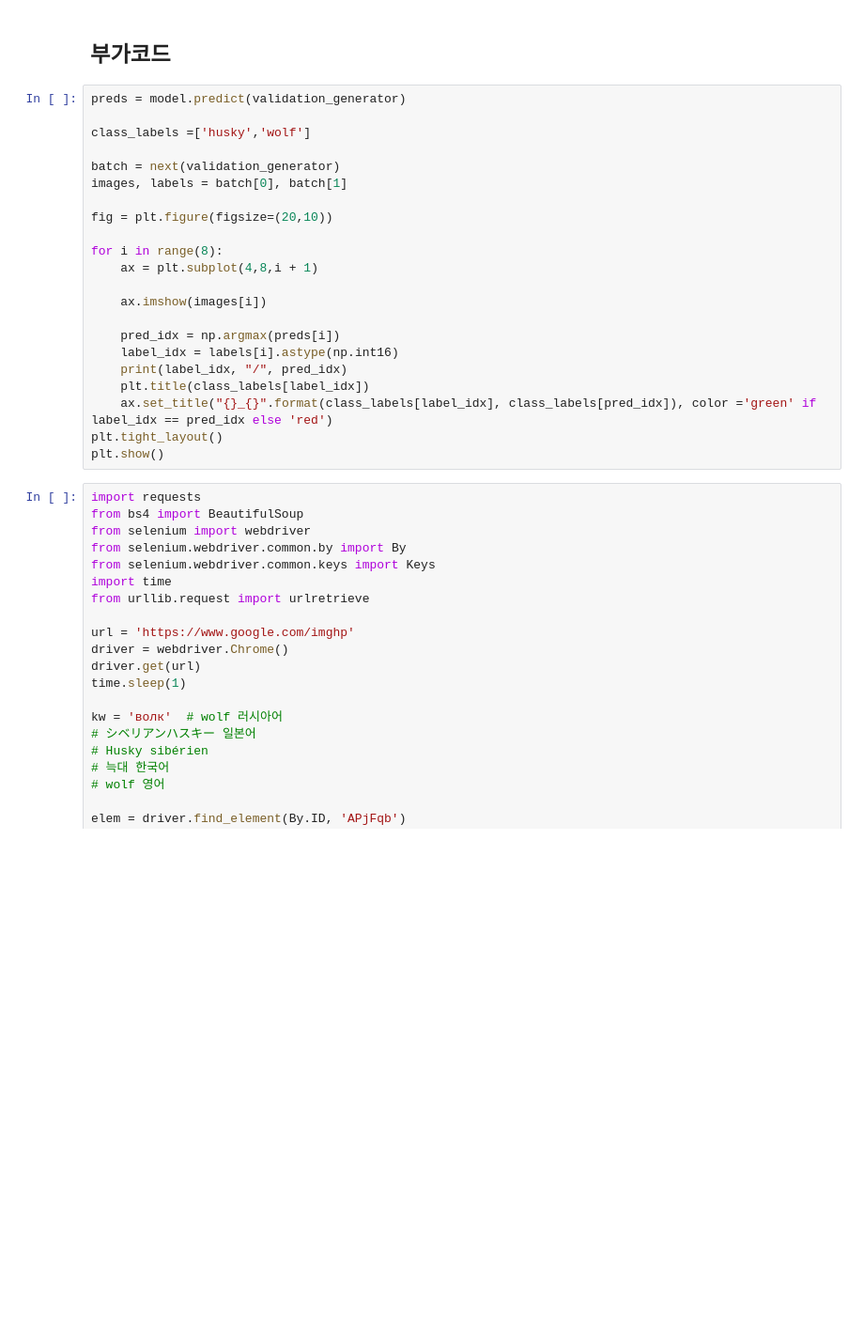
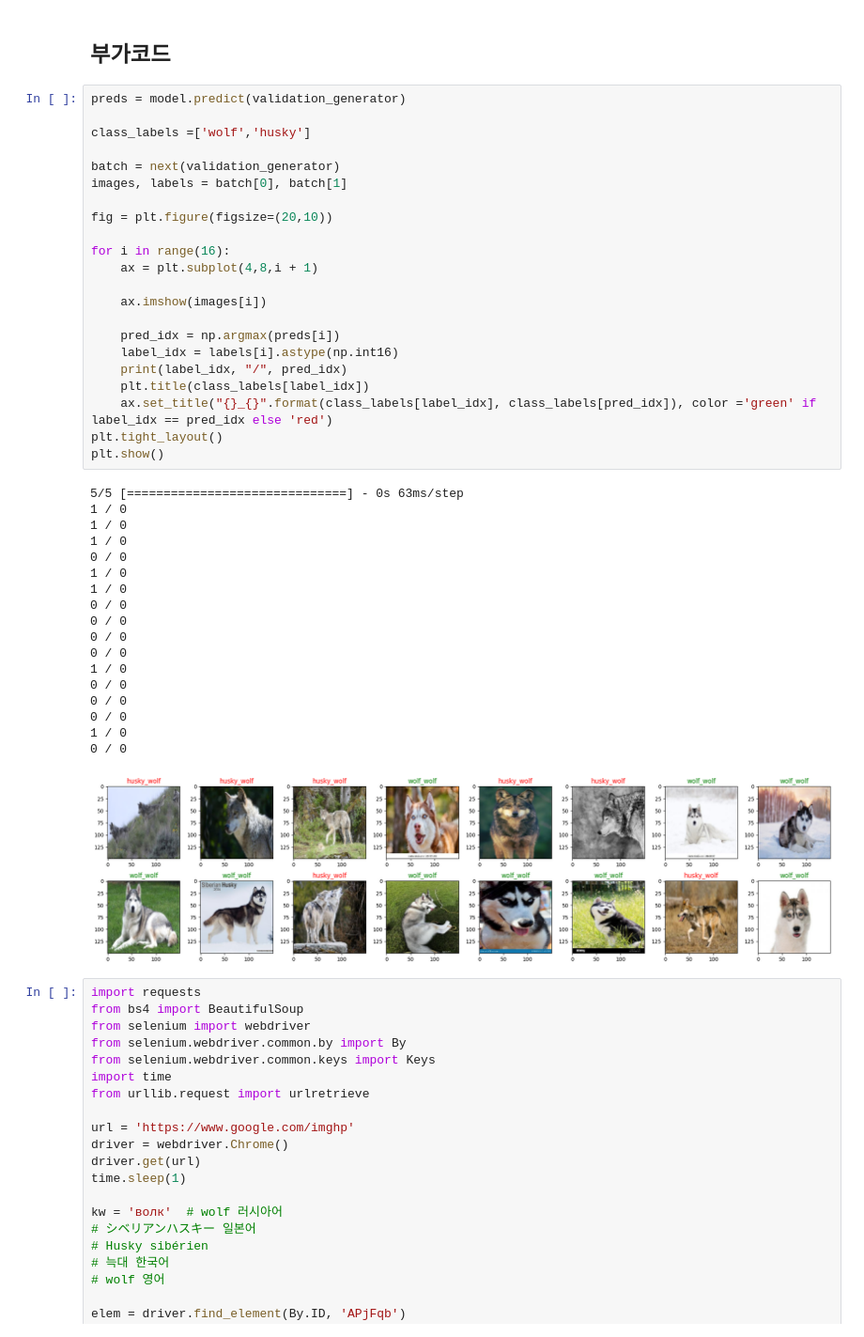
Before and after one commit to ReDocu/SingleProject, a Jupyter notebook: R_T02/Image_Learning.ipynb, the cells around one changed output. Shown at 94% size. Saved outputs shown, nothing was run; the diff lists cells and outputs as text; blank space fills up the shorter version.

```diff
--- a/R_T02/Image_Learning.ipynb
+++ b/R_T02/Image_Learning.ipynb
@@ -463,25 +534,44 @@ hist = model.fit(
 # %%
 preds = model.predict(validation_generator)
 
-class_labels =['husky','wolf']
+class_labels =['wolf','husky']
 
 batch = next(validation_generator)
 images, labels = batch[0], batch[1]
 
 fig = plt.figure(figsize=(20,10))
 
-for i in range(8):
+for i in range(16):
     ax = plt.subplot(4,8,i + 1)
 
     ax.imshow(images[i])
 
     pred_idx = np.argmax(preds[i])
     label_idx = labels[i].astype(np.int16)
     print(label_idx, "/", pred_idx)
     plt.title(class_labels[label_idx])
     ax.set_title("{}_{}".format(class_labels[label_idx], class_labels[pred_idx]), color ='green' if label_idx == pred_idx else 'red')
 plt.tight_layout()
 plt.show()
+# %% [output]
+5/5 [==============================] - 0s 63ms/step
+1 / 0
+1 / 0
+1 / 0
+0 / 0
+1 / 0
+1 / 0
+0 / 0
+0 / 0
+0 / 0
+0 / 0
+1 / 0
+0 / 0
+0 / 0
+0 / 0
+1 / 0
+0 / 0
+[figure, added]
 # %%
 import requests
 from bs4 import BeautifulSoup
```
Also changed, not shown: parts of 9 cells of this notebook, 2 other files.
